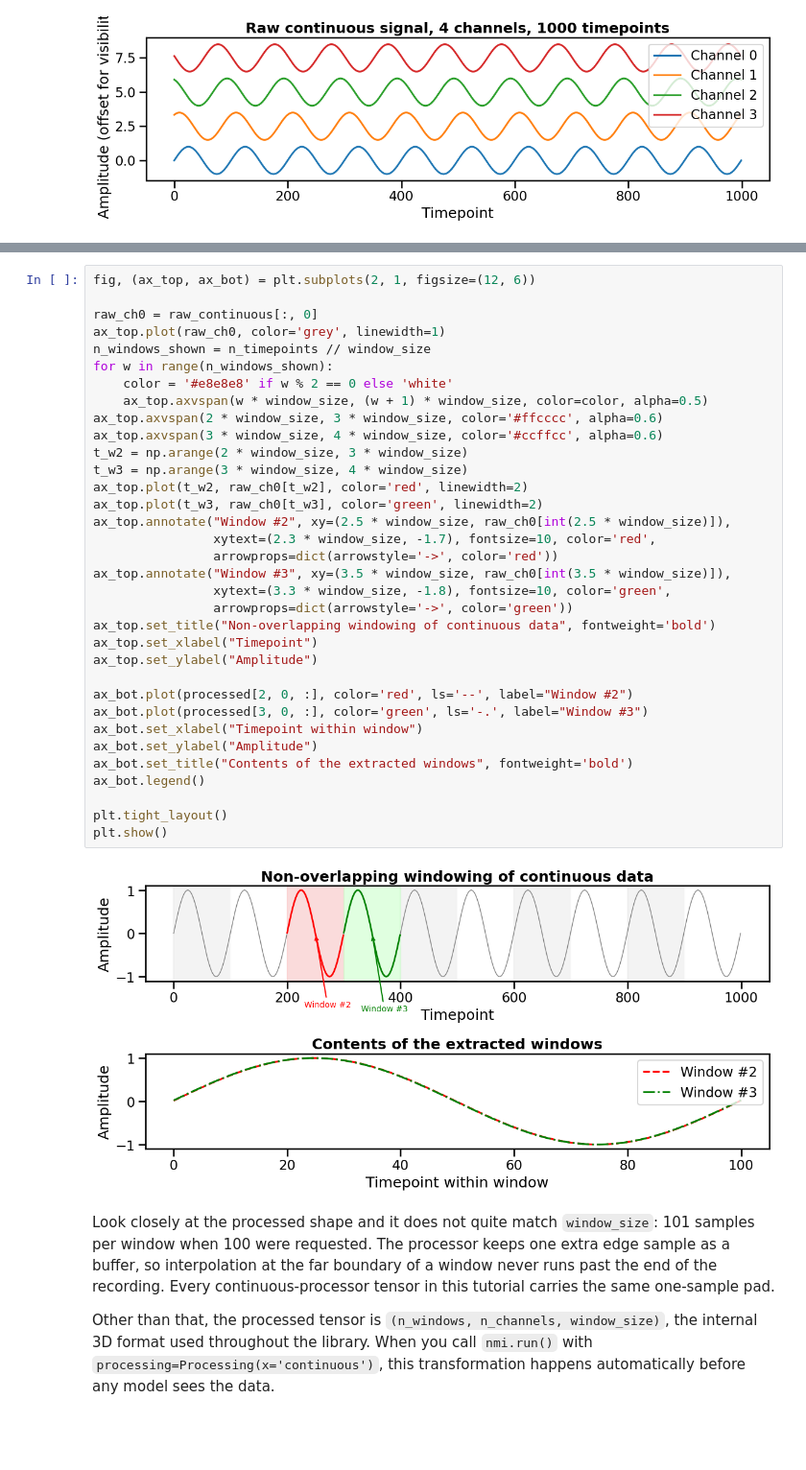
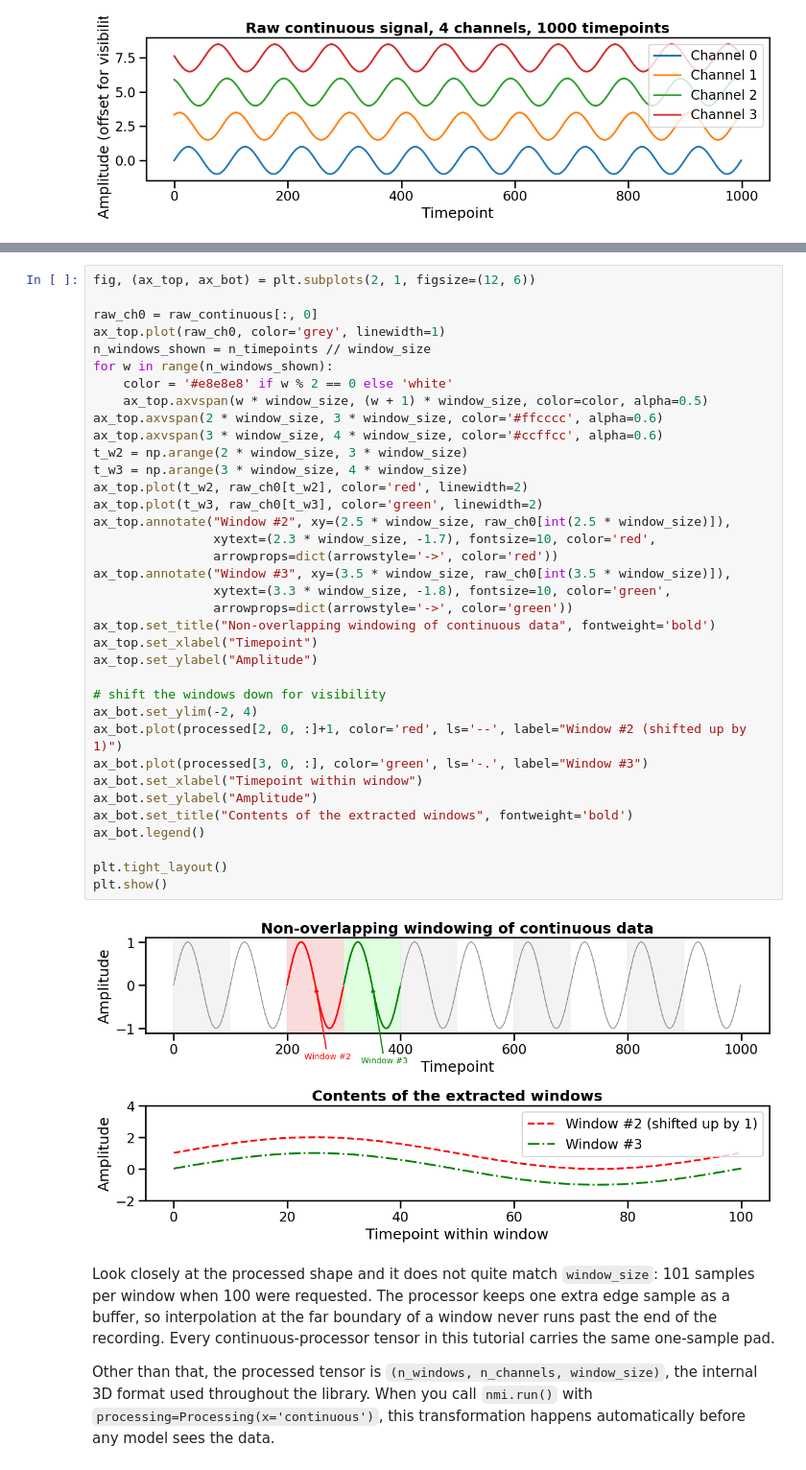
Before and after one commit to eslam-abdelaleem/NeuralMI, a Jupyter notebook: tutorials/02_Neural_Data_Formats.ipynb, the cells around one changed output, grey strips where cells are left out. Shown at 96% size. Drawn from its saved outputs; the diff is of its cells as text; blank space fills up the shorter version.

```diff
--- a/tutorials/02_Neural_Data_Formats.ipynb
+++ b/tutorials/02_Neural_Data_Formats.ipynb
@@ -140,35 +140,37 @@ raw_ch0 = raw_continuous[:, 0]
 ax_top.plot(raw_ch0, color='grey', linewidth=1)
 n_windows_shown = n_timepoints // window_size
 for w in range(n_windows_shown):
     color = '#e8e8e8' if w % 2 == 0 else 'white'
     ax_top.axvspan(w * window_size, (w + 1) * window_size, color=color, alpha=0.5)
 ax_top.axvspan(2 * window_size, 3 * window_size, color='#ffcccc', alpha=0.6)
 ax_top.axvspan(3 * window_size, 4 * window_size, color='#ccffcc', alpha=0.6)
 t_w2 = np.arange(2 * window_size, 3 * window_size)
 t_w3 = np.arange(3 * window_size, 4 * window_size)
 ax_top.plot(t_w2, raw_ch0[t_w2], color='red', linewidth=2)
 ax_top.plot(t_w3, raw_ch0[t_w3], color='green', linewidth=2)
 ax_top.annotate("Window #2", xy=(2.5 * window_size, raw_ch0[int(2.5 * window_size)]),
                 xytext=(2.3 * window_size, -1.7), fontsize=10, color='red',
                 arrowprops=dict(arrowstyle='->', color='red'))
 ax_top.annotate("Window #3", xy=(3.5 * window_size, raw_ch0[int(3.5 * window_size)]),
                 xytext=(3.3 * window_size, -1.8), fontsize=10, color='green',
                 arrowprops=dict(arrowstyle='->', color='green'))
 ax_top.set_title("Non-overlapping windowing of continuous data", fontweight='bold')
 ax_top.set_xlabel("Timepoint")
 ax_top.set_ylabel("Amplitude")
 
-ax_bot.plot(processed[2, 0, :], color='red', ls='--', label="Window #2")
+# shift the windows down for visibility
+ax_bot.set_ylim(-2, 4)
+ax_bot.plot(processed[2, 0, :]+1, color='red', ls='--', label="Window #2 (shifted up by 1)")
 ax_bot.plot(processed[3, 0, :], color='green', ls='-.', label="Window #3")
 ax_bot.set_xlabel("Timepoint within window")
 ax_bot.set_ylabel("Amplitude")
 ax_bot.set_title("Contents of the extracted windows", fontweight='bold')
 ax_bot.legend()
 
 plt.tight_layout()
 plt.show()
 # %% [output]
-[figure, old version]
+[figure, new version]
 # %% [markdown]
 Look closely at the processed shape and it does not quite match `window_size`:
 101 samples per window when 100 were requested. The processor keeps one
```
Also changed, not shown: parts of 16 cells of this notebook, 14 other files.
